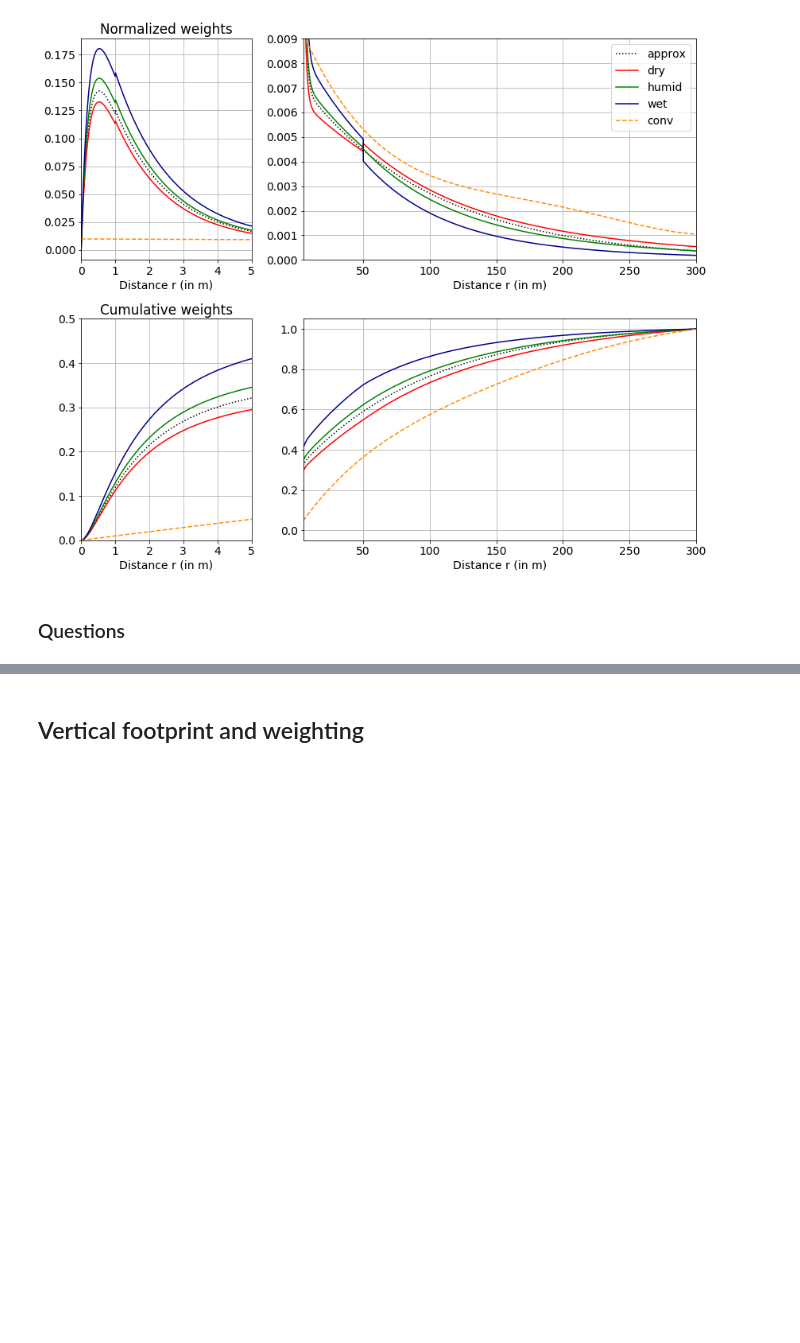
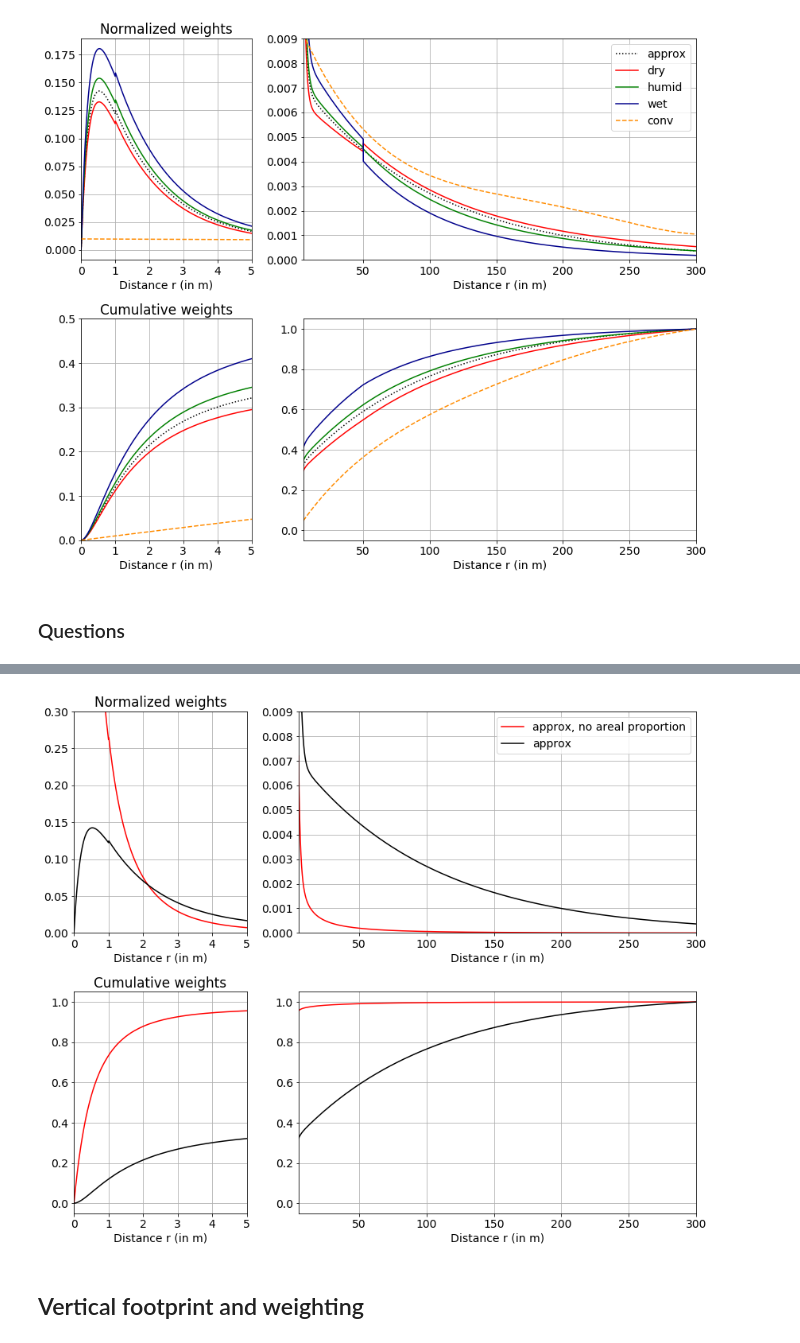
Before and after one commit to heistermann/cosmicsense, a Jupyter notebook: docs/source/notebooks/weights.ipynb, the cells around one changed output, grey strips where cells are left out. Drawn from its saved outputs; the diff is of its cells as text; code cells hidden in the pictures; blank space fills up the shorter version.

```diff
--- a/docs/source/notebooks/weights.ipynb
+++ b/docs/source/notebooks/weights.ipynb
@@ -149,3 +150,67 @@ plt.tight_layout()
+# %%
+area_effect = (2 * np.pi * r)
+weights_approx = cs.core.horizontal_weight_koehli_approx(r) / area_effect
+weights_approx2 = cs.core.horizontal_weight_koehli_approx(r)
+
+def normfunc(x):
+    x = 100 * x / np.nansum(x)
+    return x
+
+#normfunc = np.linalg.norm
+
+weights_approx_norm = normfunc(weights_approx)
+weights_approx2_norm = normfunc(weights_approx2)
+
+plt.rc('font', **{'size'   : 14})
+
+fig = plt.figure(figsize=(12,10))
+
+ax1 = plt.subplot2grid((2, 3), (0, 0), colspan=1, rowspan=1)
+plt.plot(r, weights_approx_norm, color="red", linestyle = "solid", label="approx, no areal proportion")
+plt.plot(r, weights_approx2_norm, color="black", linestyle = "solid", label="approx")
+plt.xlabel("Distance r (in m)")
+
+ax1.set_xlim(0, 5)
+plt.ylim(0, 0.3)
+ax1.grid()
+ax1.set_title("Normalized weights")
+
+#ax2 = plt.subplot(2,2,4)
+ax2 = plt.subplot2grid((2, 3), (0, 1), colspan=2, rowspan=1)
+plt.plot(r, weights_approx_norm, color="red", linestyle = "solid", label="approx, no areal proportion")
+plt.plot(r, weights_approx2_norm, color="black", linestyle = "solid", label="approx")
+plt.xlabel("Distance r (in m)")
+plt.legend()
+plt.xlim(5, 300)
+plt.ylim(0, 0.009)
+plt.grid()
+
+def normfunc(x):
+    x = np.nancumsum(x)
+    return x / np.nanmax(x)
+weights_approx_norm = normfunc(weights_approx)
+weights_approx2_norm = normfunc(weights_approx2)
+
+ax3 = plt.subplot2grid((2, 3), (1, 0), colspan=1)
+plt.plot(r, weights_approx_norm, color="red", linestyle = "solid", label="approx, no areal proportion")
+plt.plot(r, weights_approx2_norm, color="black", linestyle = "solid", label="approx2")
+plt.xlabel("Distance r (in m)")
+plt.grid()
+plt.xlim(0, 5)
+#plt.ylim(0, 0.5)
+plt.title("Cumulative weights")
+
+ax4 = plt.subplot2grid((2, 3), (1, 1), colspan=2)
+plt.plot(r, weights_approx_norm, color="red", linestyle = "solid", label="approx, no areal proportion")
+plt.plot(r, weights_approx2_norm, color="black", linestyle = "solid", label="approx")
+plt.xlabel("Distance r (in m)")
+plt.grid()
+plt.xlim(5, 300)
+
+
+plt.tight_layout()
+# %% [output]
+[figure, added]
 # %% [markdown]
 ## Vertical footprint and weighting
 # %% [markdown]
```
Also changed, not shown: parts of 2 cells of this notebook, 3 other files.
